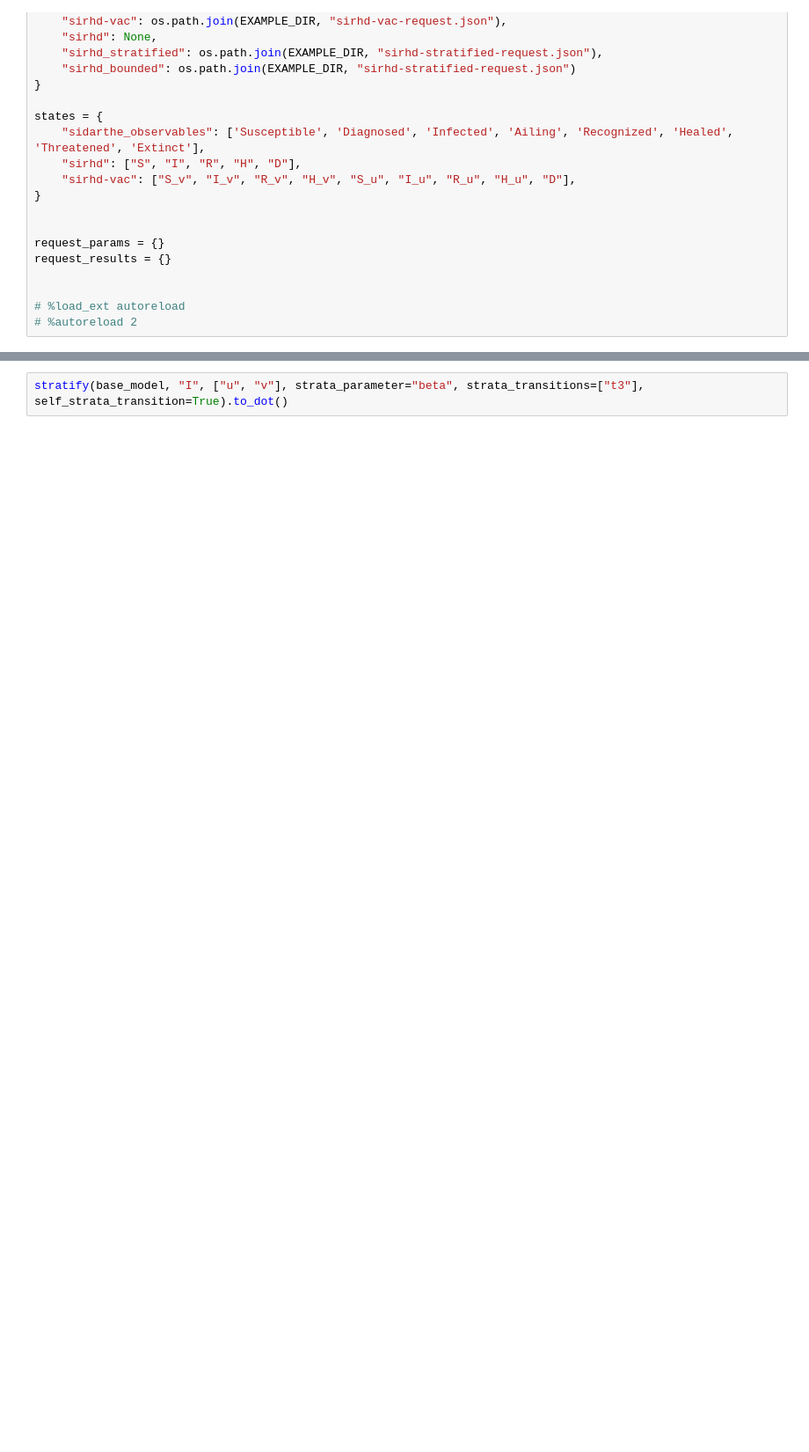
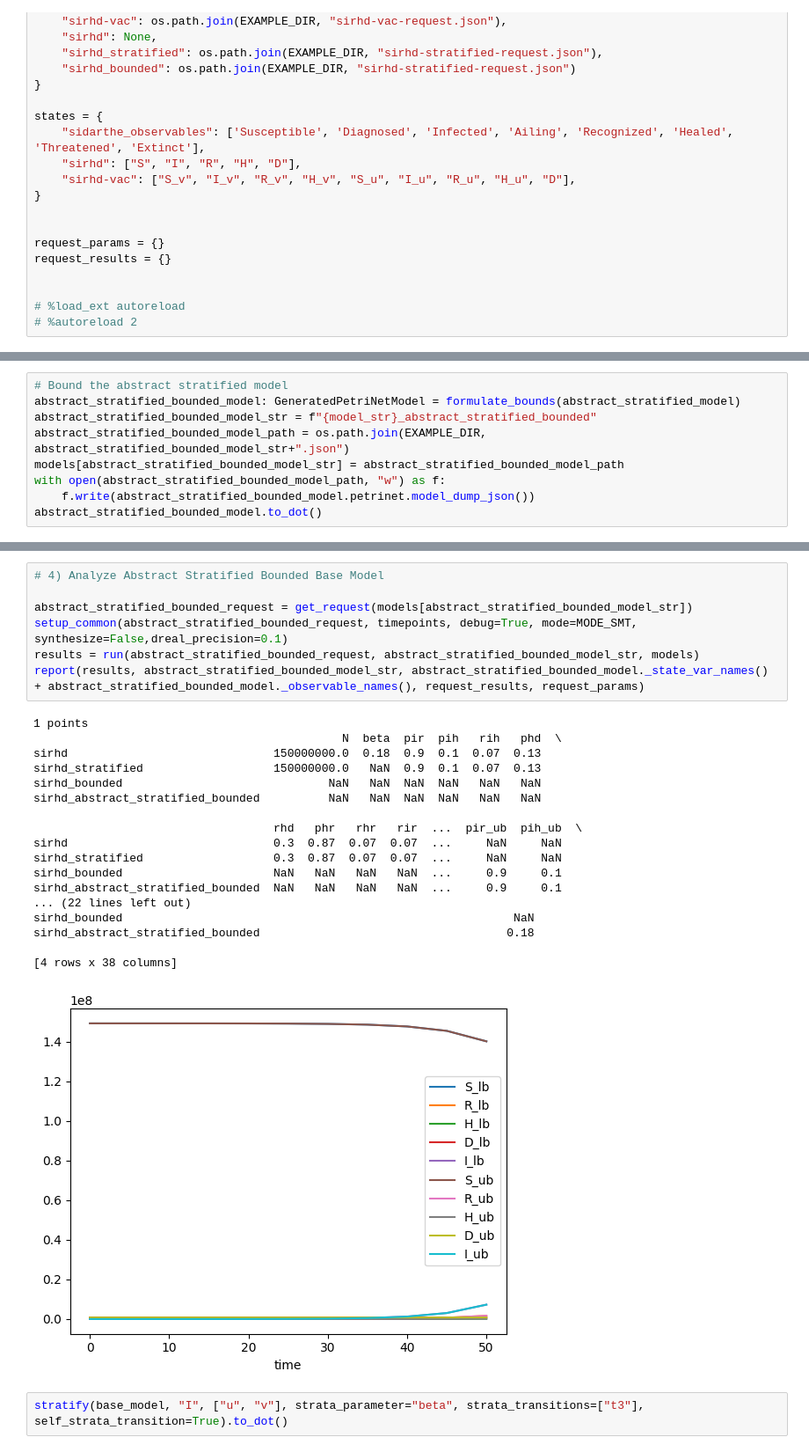
Before and after one commit to siftech/funman, a Jupyter notebook: notebooks/monthly-demos/funman_sep_2024_strat_abs.ipynb, the cells around one changed output, grey strips where cells are left out. Shown at 88% size. Cells and saved outputs as stored; diff of their text form; blank space fills up the shorter version.

```diff
--- a/notebooks/monthly-demos/funman_sep_2024_strat_abs.ipynb
+++ b/notebooks/monthly-demos/funman_sep_2024_strat_abs.ipynb
@@ -677,2 +700,11 @@ abstract_bounded_stratified_model.to_dot()
 # %% [output]
 [drawing not drawn]
+# %%
+# Bound the abstract stratified model
+abstract_stratified_bounded_model: GeneratedPetriNetModel = formulate_bounds(abstract_stratified_model)
+abstract_stratified_bounded_model_str = f"{model_str}_abstract_stratified_bounded"
+abstract_stratified_bounded_model_path = os.path.join(EXAMPLE_DIR, abstract_stratified_bounded_model_str+".json")
+models[abstract_stratified_bounded_model_str] = abstract_stratified_bounded_model_path
+with open(abstract_stratified_bounded_model_path, "w") as f:
+    f.write(abstract_stratified_bounded_model.petrinet.model_dump_json())
+abstract_stratified_bounded_model.to_dot()
@@ -679,3 +713,29 @@ abstract_bounded_stratified_model.to_dot()
+# %%
+# 4) Analyze Abstract Stratified Bounded Base Model
+
+abstract_stratified_bounded_request = get_request(models[abstract_stratified_bounded_model_str])
+setup_common(abstract_stratified_bounded_request, timepoints, debug=True, mode=MODE_SMT, synthesize=False,dreal_precision=0.1)
+results = run(abstract_stratified_bounded_request, abstract_stratified_bounded_model_str, models)
+report(results, abstract_stratified_bounded_model_str, abstract_stratified_bounded_model._state_var_names() + abstract_stratified_bounded_model._observable_names(), request_results, request_params)
+# %% [output]
+1 points
+                                             N  beta  pir  pih   rih   phd  \
+sirhd                              150000000.0  0.18  0.9  0.1  0.07  0.13
+sirhd_stratified                   150000000.0   NaN  0.9  0.1  0.07  0.13
+sirhd_bounded                              NaN   NaN  NaN  NaN   NaN   NaN
+sirhd_abstract_stratified_bounded          NaN   NaN  NaN  NaN   NaN   NaN
+
+                                   rhd   phr   rhr   rir  ...  pir_ub  pih_ub  \
+sirhd                              0.3  0.87  0.07  0.07  ...     NaN     NaN
+sirhd_stratified                   0.3  0.87  0.07  0.07  ...     NaN     NaN
+sirhd_bounded                      NaN   NaN   NaN   NaN  ...     0.9     0.1
+sirhd_abstract_stratified_bounded  NaN   NaN   NaN   NaN  ...     0.9     0.1
+... (22 lines left out)
+sirhd_bounded                                                         NaN
+sirhd_abstract_stratified_bounded                                    0.18
+
+[4 rows x 38 columns]
+[figure, added]
 # %%
 stratify(base_model, "I", ["u", "v"], strata_parameter="beta", strata_transitions=["t3"], self_strata_transition=True).to_dot()
 # %% [output]
```
Also changed, not shown: parts of 8 cells of this notebook, 5 other files.
